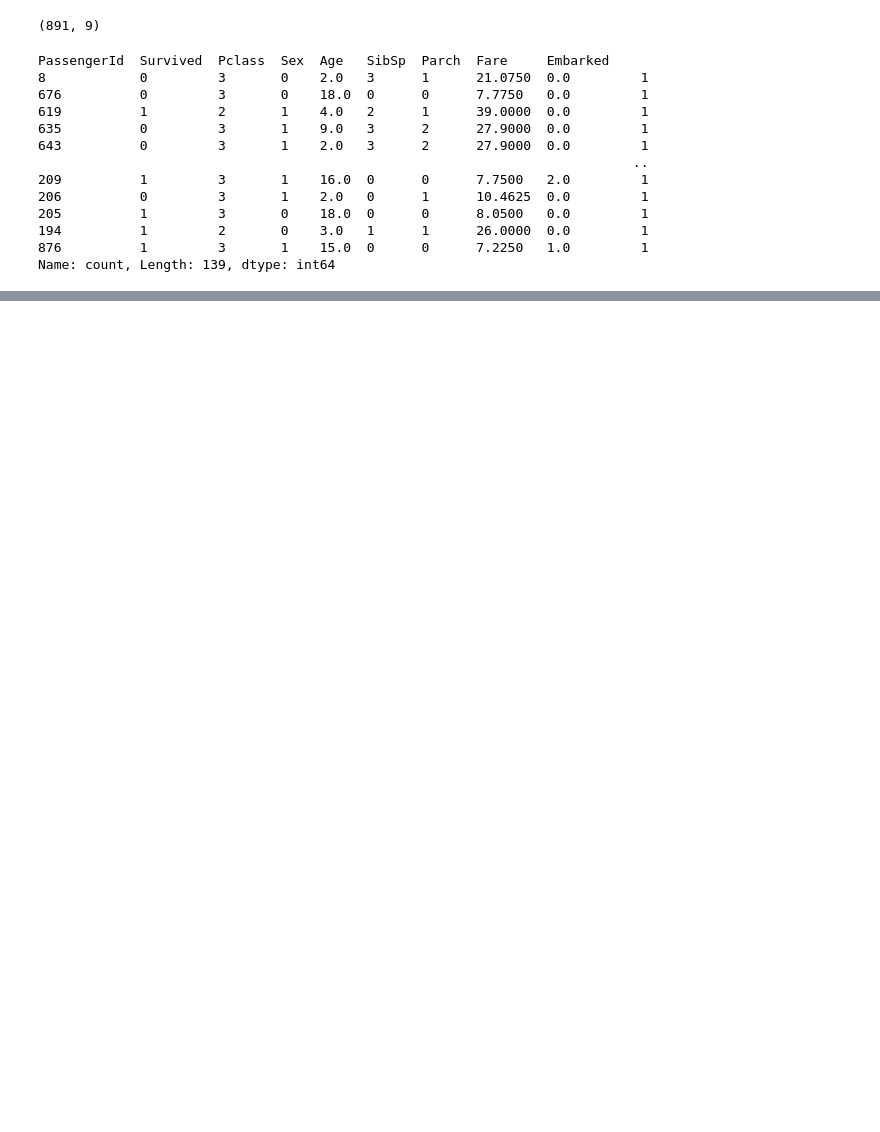
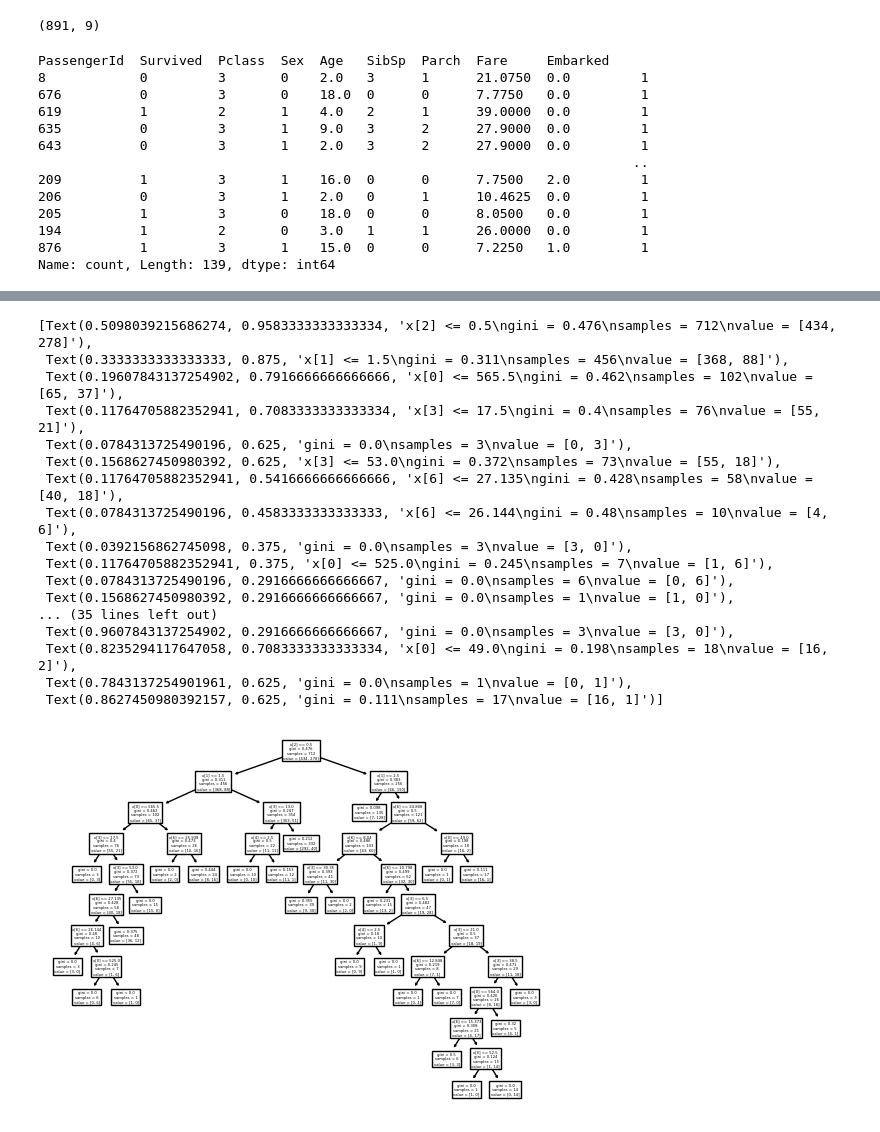
Before and after one commit to Koslowsky1337/Python_Aufgaben, a Jupyter notebook: titanic_death/analyse.ipynb, the cells around one changed output, grey strips where cells are left out. Cells and saved outputs as stored; diff of their text form; code cells hidden in the pictures; blank space fills up the shorter version.

```diff
--- a/titanic_death/analyse.ipynb
+++ b/titanic_death/analyse.ipynb
@@ -68,0 +130,23 @@ Name: count, Length: 139, dtype: int64
+# %%
+# print decision tree
+from sklearn import tree
+tree.plot_tree(DT)
+# %% [output]
+[Text(0.5098039215686274, 0.9583333333333334, 'x[2] <= 0.5\ngini = 0.476\nsamples = 712\nvalue = [434, 278]'),
+ Text(0.3333333333333333, 0.875, 'x[1] <= 1.5\ngini = 0.311\nsamples = 456\nvalue = [368, 88]'),
+ Text(0.19607843137254902, 0.7916666666666666, 'x[0] <= 565.5\ngini = 0.462\nsamples = 102\nvalue = [65, 37]'),
+ Text(0.11764705882352941, 0.7083333333333334, 'x[3] <= 17.5\ngini = 0.4\nsamples = 76\nvalue = [55, 21]'),
+ Text(0.0784313725490196, 0.625, 'gini = 0.0\nsamples = 3\nvalue = [0, 3]'),
+ Text(0.1568627450980392, 0.625, 'x[3] <= 53.0\ngini = 0.372\nsamples = 73\nvalue = [55, 18]'),
+ Text(0.11764705882352941, 0.5416666666666666, 'x[6] <= 27.135\ngini = 0.428\nsamples = 58\nvalue = [40, 18]'),
+ Text(0.0784313725490196, 0.4583333333333333, 'x[6] <= 26.144\ngini = 0.48\nsamples = 10\nvalue = [4, 6]'),
+ Text(0.0392156862745098, 0.375, 'gini = 0.0\nsamples = 3\nvalue = [3, 0]'),
+ Text(0.11764705882352941, 0.375, 'x[0] <= 525.0\ngini = 0.245\nsamples = 7\nvalue = [1, 6]'),
+ Text(0.0784313725490196, 0.2916666666666667, 'gini = 0.0\nsamples = 6\nvalue = [0, 6]'),
+ Text(0.1568627450980392, 0.2916666666666667, 'gini = 0.0\nsamples = 1\nvalue = [1, 0]'),
+... (35 lines left out)
+ Text(0.9607843137254902, 0.2916666666666667, 'gini = 0.0\nsamples = 3\nvalue = [3, 0]'),
+ Text(0.8235294117647058, 0.7083333333333334, 'x[0] <= 49.0\ngini = 0.198\nsamples = 18\nvalue = [16, 2]'),
+ Text(0.7843137254901961, 0.625, 'gini = 0.0\nsamples = 1\nvalue = [0, 1]'),
+ Text(0.8627450980392157, 0.625, 'gini = 0.111\nsamples = 17\nvalue = [16, 1]')]
+[figure, added]
```
Also changed, not shown: parts of 7 cells of this notebook.
